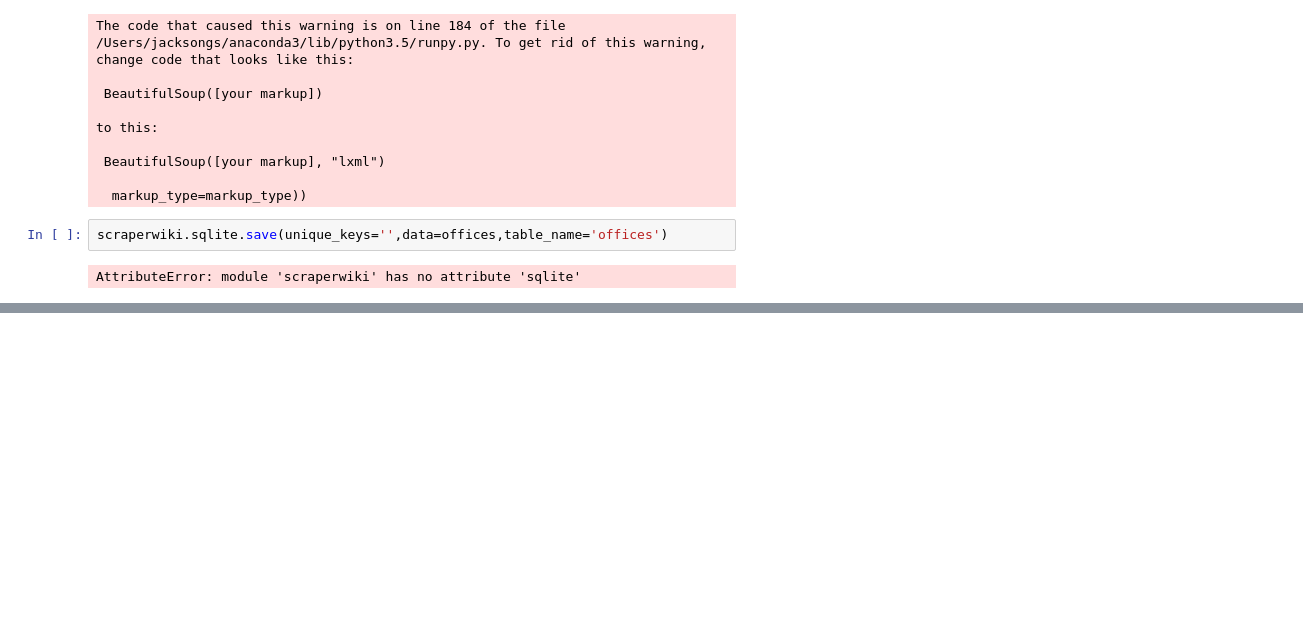
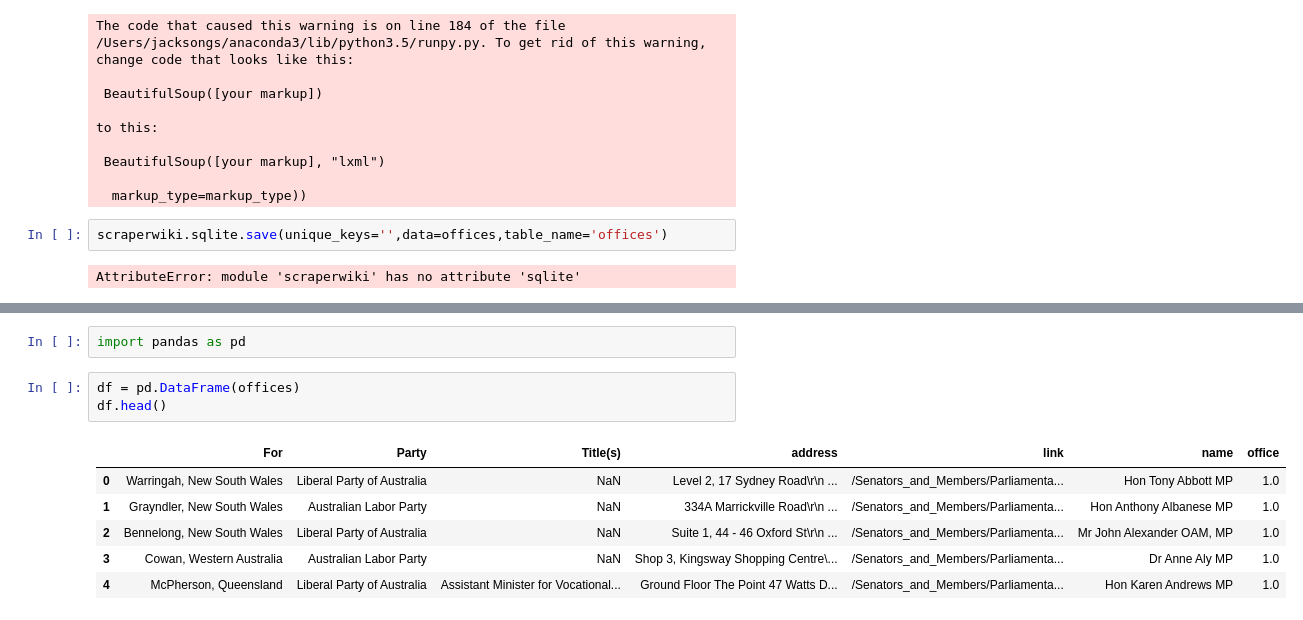
Before and after one commit to jacksongs/mp_electorate_offices, a Jupyter notebook: mp_office_addresses.ipynb, the cells around one changed output, grey strips where cells are left out. Cells and saved outputs as stored; diff of their text form; blank space fills up the shorter version.

```diff
--- a/mp_office_addresses.ipynb
+++ b/mp_office_addresses.ipynb
@@ -66,0 +87,12 @@ AttributeError: module 'scraperwiki' has no attribute 'sqlite'
+# %%
+import pandas as pd
+# %%
+df = pd.DataFrame(offices)
+df.head()
+# %% [output]
+|  | For | Party | Title(s) | address | link | name | office |
+| 0 | Warringah, New South Wales | Liberal Party of Australia | NaN | Level 2, 17 Sydney Road\r\n ... | /Senators_and_Members/Parliamenta... | Hon Tony Abbott MP | 1.0 |
+| 1 | Grayndler, New South Wales | Australian Labor Party | NaN | 334A Marrickville Road\r\n ... | /Senators_and_Members/Parliamenta... | Hon Anthony Albanese MP | 1.0 |
+| 2 | Bennelong, New South Wales | Liberal Party of Australia | NaN | Suite 1, 44 - 46 Oxford St\r\n ... | /Senators_and_Members/Parliamenta... | Mr John Alexander OAM, MP | 1.0 |
+| 3 | Cowan, Western Australia | Australian Labor Party | NaN | Shop 3, Kingsway Shopping Centre\... | /Senators_and_Members/Parliamenta... | Dr Anne Aly MP | 1.0 |
+| 4 | McPherson, Queensland | Liberal Party of Australia | Assistant Minister for Vocational... | Ground Floor The Point 47 Watts D... | /Senators_and_Members/Parliamenta... | Hon Karen Andrews MP | 1.0 |
```
Also changed, not shown: parts of 3 cells of this notebook, 2 other files.
